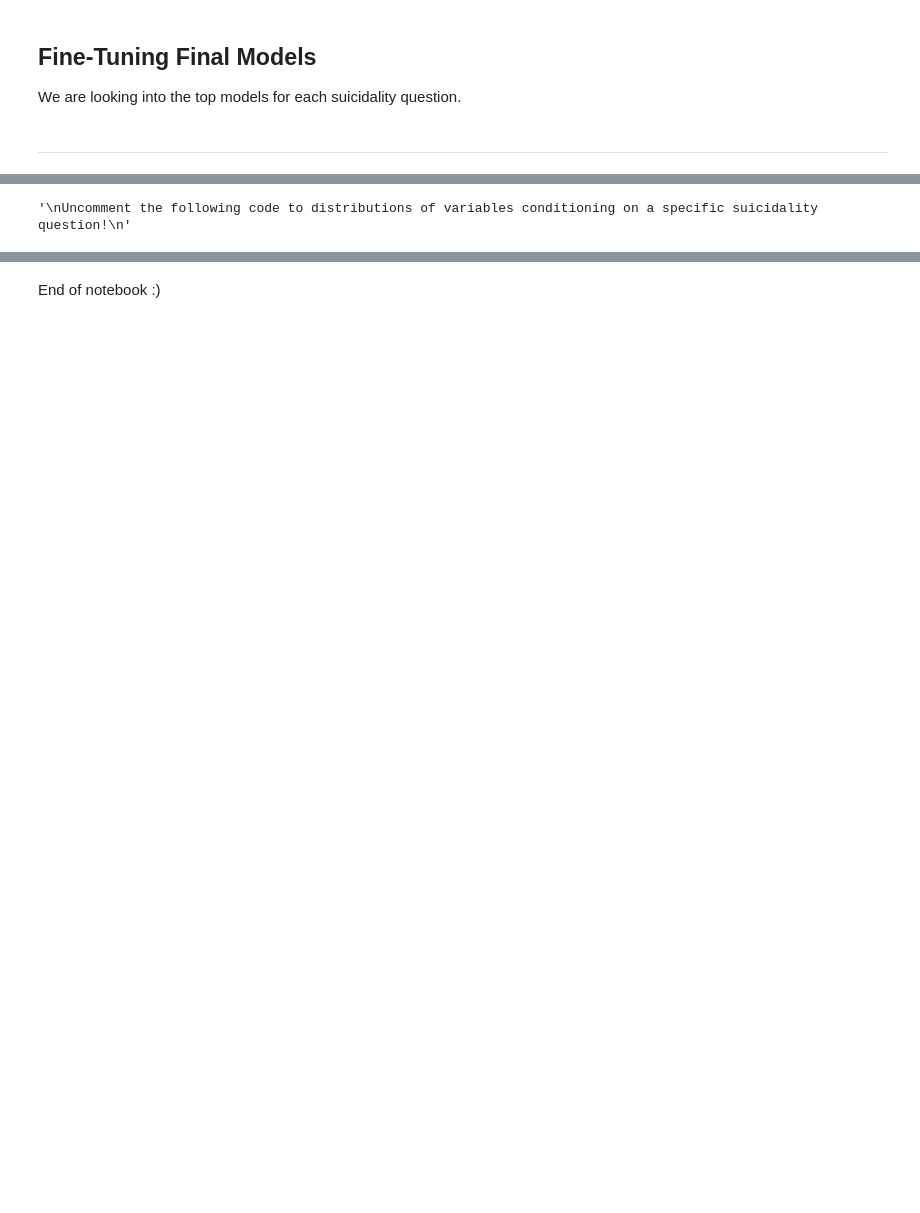
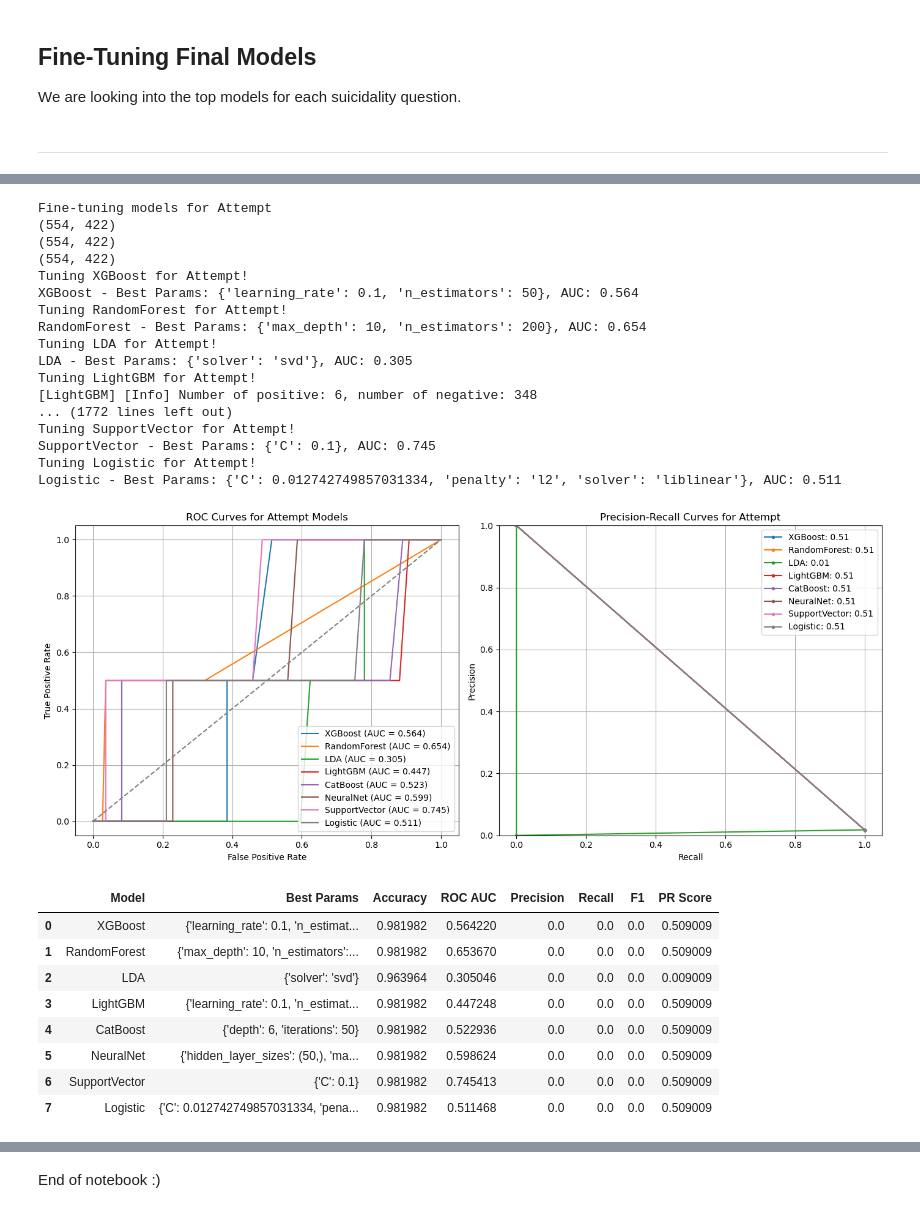
Before and after one commit to ElizabethHZhong/suicide-risk-modeling, a Jupyter notebook: compounding.ipynb, the cells around one changed output, grey strips where cells are left out. Drawn from its saved outputs; the diff is of its cells as text; code cells hidden in the pictures; blank space fills up the shorter version.

```diff
--- a/compounding.ipynb
+++ b/compounding.ipynb
@@ -421,12 +449,15 @@ Uncomment the following code to distributions of variables conditioning on a spe
 ## **Fine-Tuning Final Models**
 
 We are looking into the top models for each suicidality question.
+# %%
+all_mods = ["XGBoost", "RandomForest", "LDA", "LightGBM", "CatBoost", "NeuralNet", "SupportVector", "Logistic"]
 # %%
 # top models:
-attempt_mods = ["XGBoost", "RandomForest", "LDA", "LightGBM", "CatBoost", "NeuralNet", "SupportVector", "Logistic"]
-how_mods = ["XGBoost", "RandomForest", "LDA", "LightGBM", "CatBoost", "NeuralNet", "SupportVector", "Logistic"]
-thoughts_mods = ["XGBoost", "RandomForest", "LDA", "LightGBM", "CatBoost", "NeuralNet", "SupportVector", "Logistic"]
-selfharm_mods = ["XGBoost", "RandomForest", "LDA", "LightGBM", "CatBoost", "NeuralNet", "SupportVector", "Logistic"]
+# attempt_mods = ["XGBoost"]
+attempt_mods = all_mods # ["XGBoost", "LDA", "LightGBM", "Logistic"]
+how_mods = all_mods # ["RandomForest", "LDA", "LightGBM", "Logistic"]
+thoughts_mods = all_mods # ["XGBoost", "LDA", "RandomForest", "NeuralNet", "Logistic"]
+selfharm_mods = all_mods # ["XGBoost", "RandomForest", "LDA", "LightGBM", "Logistic"]
 
 outcome_models = {
     "Attempt": attempt_mods,
@@ -493,10 +526,3 @@ models = {
         {'C': [0.1, 1, 10]}
     )
 }
-# %%
-feature_cols = [*get_yearly_columns(suicide_e if encoded else suicide, [pred_year]),
-                    *get_yearly_columns(psychotic_e if encoded else psychotic, [pred_year]),
-                    *get_yearly_columns(phq4_e if encoded else phq4, [pred_year]),
-                    *get_yearly_columns(substance_e if encoded else substance, [pred_year]),
-                    *get_yearly_columns(identity_e if encoded else identity, [pred_year]),
-                    *get_yearly_columns(help_e if encoded else help, [pred_year])]
@@ -584,23 +735,50 @@ def train_models(df, outcome, pred_year, qs, encoded, interactions=False):
 # %%
 """
-Uncomment the following code to distributions of variables conditioning on a specific suicidality question!
+Uncomment the following code to fine-tune a particular model on the data!
 """
 
-# df = encoded23
-# outcome = "Attempt"
-# pred_year = 2022
-# qs = [
-#     "psychotic",
-#     "phq4",
-#     "suicide",
-#     "substance",
-#     "help",
-#     "identity"
-# ]
-# encoded = "encoded"
-# interactions = False
+df = df_2022_2023
+train_data, test_data = train_test_split(df, test_size=0.3)
+outcome = "Attempt"
+pred_year = 0
+qs = [
+    "psychotic",
+    "phq4",
+    "suicide",
+    "substance",
+    "help",
+    "identity"
+]
+encoded = "encoded"
+interactions = False
 
-# attempt_results, attempt_final_probs = train_models(df, outcome, pred_year, qs, encoded, interactions=interactions)
-# display(attempt_results)
+attempt_results, attempt_final_probs, trained_models = train_models(train_data, outcome, pred_year, qs, encoded, interactions=interactions)
+display(attempt_results)
 # %% [output]
-'\nUncomment the following code to distributions of variables conditioning on a specific suicidality question!\n'
+Fine-tuning models for Attempt
+(554, 422)
+(554, 422)
+(554, 422)
+Tuning XGBoost for Attempt!
+XGBoost - Best Params: {'learning_rate': 0.1, 'n_estimators': 50}, AUC: 0.564
+Tuning RandomForest for Attempt!
+RandomForest - Best Params: {'max_depth': 10, 'n_estimators': 200}, AUC: 0.654
+Tuning LDA for Attempt!
+LDA - Best Params: {'solver': 'svd'}, AUC: 0.305
+Tuning LightGBM for Attempt!
+[LightGBM] [Info] Number of positive: 6, number of negative: 348
+... (1772 lines left out)
+Tuning SupportVector for Attempt!
+SupportVector - Best Params: {'C': 0.1}, AUC: 0.745
+Tuning Logistic for Attempt!
+Logistic - Best Params: {'C': 0.012742749857031334, 'penalty': 'l2', 'solver': 'liblinear'}, AUC: 0.511
+[figure, added]
+|  | Model | Best Params | Accuracy | ROC AUC | Precision | Recall | F1 | PR Score |
+| 0 | XGBoost | {'learning_rate': 0.1, 'n_estimat... | 0.981982 | 0.564220 | 0.0 | 0.0 | 0.0 | 0.509009 |
+| 1 | RandomForest | {'max_depth': 10, 'n_estimators':... | 0.981982 | 0.653670 | 0.0 | 0.0 | 0.0 | 0.509009 |
+| 2 | LDA | {'solver': 'svd'} | 0.963964 | 0.305046 | 0.0 | 0.0 | 0.0 | 0.009009 |
+| 3 | LightGBM | {'learning_rate': 0.1, 'n_estimat... | 0.981982 | 0.447248 | 0.0 | 0.0 | 0.0 | 0.509009 |
+| 4 | CatBoost | {'depth': 6, 'iterations': 50} | 0.981982 | 0.522936 | 0.0 | 0.0 | 0.0 | 0.509009 |
+| 5 | NeuralNet | {'hidden_layer_sizes': (50,), 'ma... | 0.981982 | 0.598624 | 0.0 | 0.0 | 0.0 | 0.509009 |
+| 6 | SupportVector | {'C': 0.1} | 0.981982 | 0.745413 | 0.0 | 0.0 | 0.0 | 0.509009 |
+| 7 | Logistic | {'C': 0.012742749857031334, 'pena... | 0.981982 | 0.511468 | 0.0 | 0.0 | 0.0 | 0.509009 |
```
Also changed, not shown: parts of 26 cells of this notebook.
